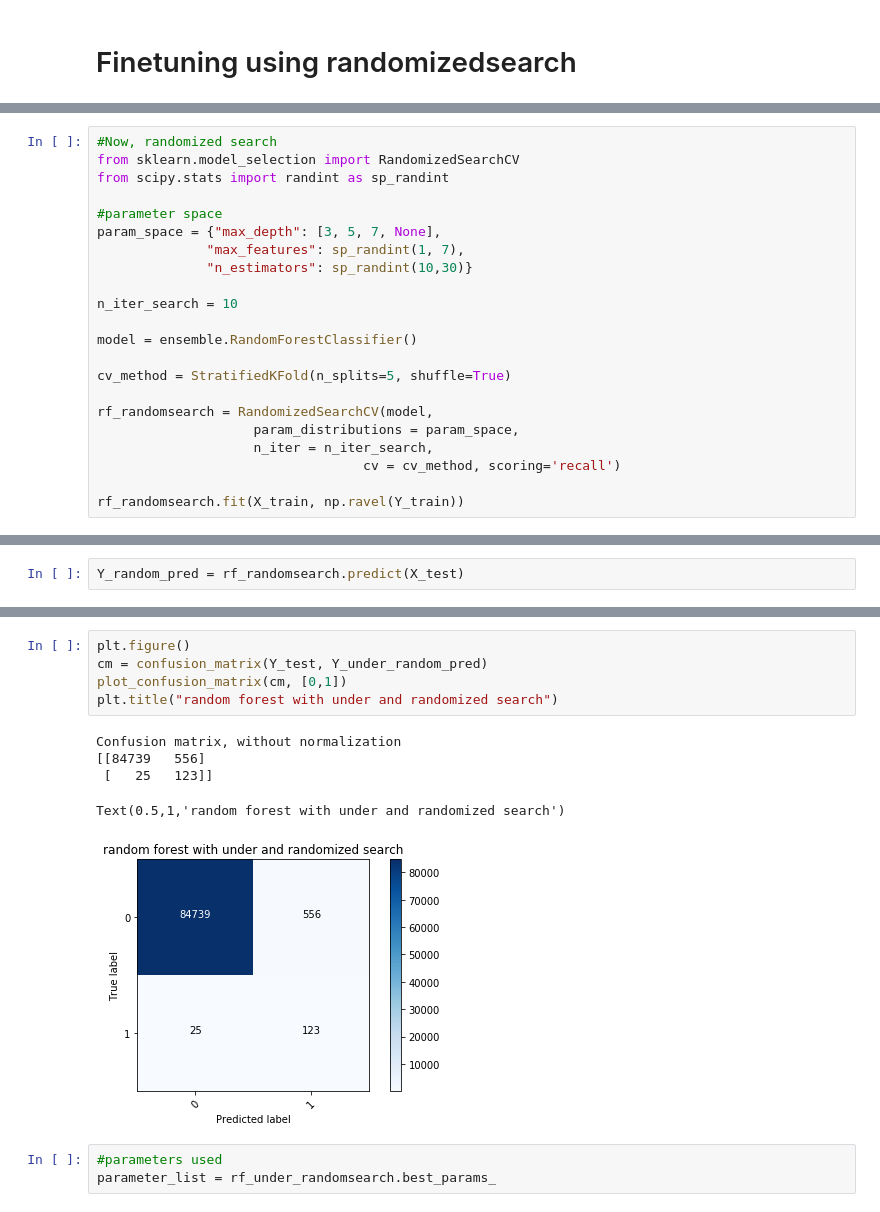
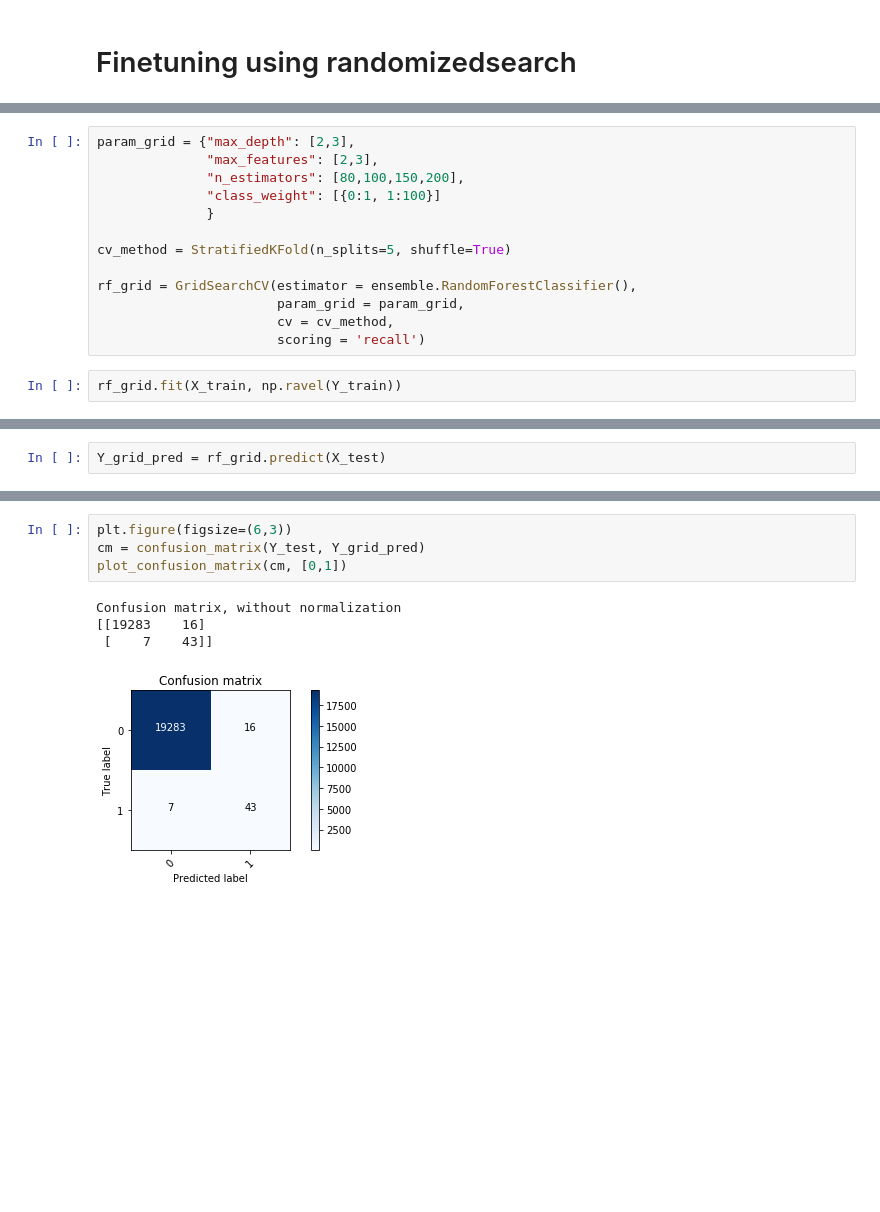
Before and after one commit to Hudsonps/Credit_card_fraud_project, a Jupyter notebook: explore_data.ipynb, the cells around one changed output, grey strips where cells are left out. Cells and saved outputs as stored; diff of their text form; blank space fills up the shorter version.

```diff
--- a/explore_data.ipynb
+++ b/explore_data.ipynb
@@ -653,22 +651,0 @@ avg / total       1.00      1.00      1.00     85443
-# %%
-#Now, randomized search
-from sklearn.model_selection import RandomizedSearchCV
-from scipy.stats import randint as sp_randint
-
-#parameter space
-param_space = {"max_depth": [3, 5, 7, None],
-              "max_features": sp_randint(1, 7),
-              "n_estimators": sp_randint(10,30)}
-
-n_iter_search = 10
-
-model = ensemble.RandomForestClassifier()
-
-cv_method = StratifiedKFold(n_splits=5, shuffle=True)
-
-rf_randomsearch = RandomizedSearchCV(model,
-                    param_distributions = param_space,
-                    n_iter = n_iter_search,
-                                  cv = cv_method, scoring='recall')
-
-rf_randomsearch.fit(X_train, np.ravel(Y_train))
@@ -688,0 +664,15 @@ RandomizedSearchCV(cv=StratifiedKFold(n_splits=5, random_state=None, shuffle=Tru
+# %%
+param_grid = {"max_depth": [2,3],
+              "max_features": [2,3],
+              "n_estimators": [80,100,150,200],
+              "class_weight": [{0:1, 1:100}]
+              }
+
+cv_method = StratifiedKFold(n_splits=5, shuffle=True)
+
+rf_grid = GridSearchCV(estimator = ensemble.RandomForestClassifier(),
+                       param_grid = param_grid,
+                       cv = cv_method,
+                       scoring = 'recall')
+# %%
+rf_grid.fit(X_train, np.ravel(Y_train))
@@ -689,3 +700,3 @@ RandomizedSearchCV(cv=StratifiedKFold(n_splits=5, random_state=None, shuffle=Tru
 # %%
-Y_random_pred = rf_randomsearch.predict(X_test)
+Y_grid_pred = rf_grid.predict(X_test)
 # %%
@@ -778,14 +711,9 @@ avg / total       1.00      0.99      1.00     85443
 # %%
-plt.figure()
-cm = confusion_matrix(Y_test, Y_under_random_pred)
+plt.figure(figsize=(6,3))
+cm = confusion_matrix(Y_test, Y_grid_pred)
 plot_confusion_matrix(cm, [0,1])
-plt.title("random forest with under and randomized search")
 # %% [output]
 Confusion matrix, without normalization
-[[84739   556]
- [   25   123]]
+[[19283    16]
+ [    7    43]]
-Text(0.5,1,'random forest with under and randomized search')
-[figure, old version]
+[figure, new version]
-# %%
-#parameters used
-parameter_list = rf_under_randomsearch.best_params_
```
Also changed, not shown: parts of 82 cells of this notebook.
